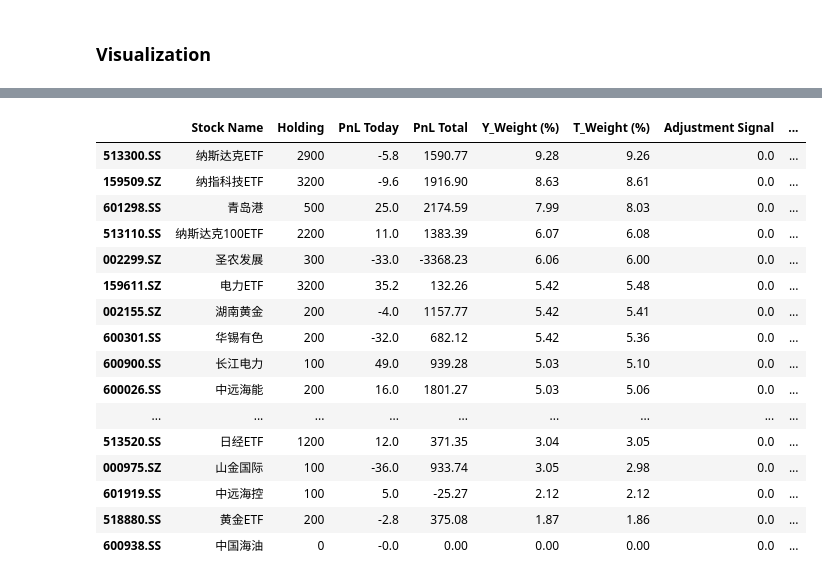
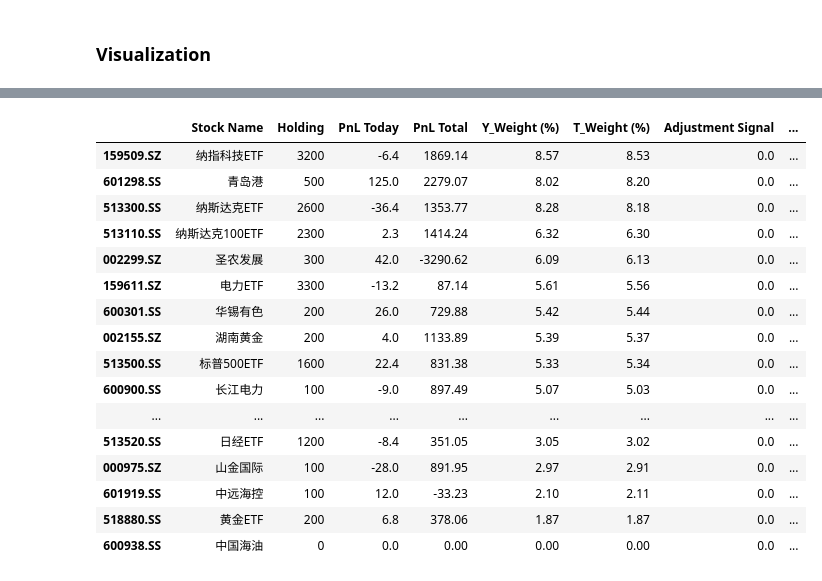
Before and after one commit to Yiyang-Xu/Arbitrage, a Jupyter notebook: Portfolio_Optimization.ipynb, the cells around one changed output, grey strips where cells are left out. Drawn from its saved outputs; the diff is of its cells as text; code cells hidden in the pictures.

```diff
--- a/Portfolio_Optimization.ipynb
+++ b/Portfolio_Optimization.ipynb
@@ -343,7 +205,7 @@ stock_names = df['Stock Name'].tolist()
 # 定义时间范围
 start_date = '2022-01-01'
 # start_date = '2024-06-01'
-end_date = '2024-08-23'
+end_date = '2024-08-27'
 
 # 设置参数
 #initial_capital = 34000
@@ -601,5 +315,5 @@ plot_adjustment_heatmap(dates, adjustments, stock_names)
 # %%
-position_table = display_position_table(stock_names, positions, stock_prices, adjustments)
+position_table = display_position_table(stock_names, positions, stock_prices, adjustments, transaction_cost=transaction_cost)
 print(dates[-1])
 print(f'今日盈亏：{round(portfolio_values[-1] - portfolio_values[-2], 2)}, 盈亏比例：{round((portfolio_values[-1] - portfolio_values[-2])/portfolio_values[-1] * 100, 2)}%')
 position_table
@@ -609,17 +323,17 @@ position_table
 |  | Stock Name | Holding | PnL Today | PnL Total | Y_Weight (%) | T_Weight (%) | Adjustment Signal | ... |
-| 513300.SS | 纳斯达克ETF | 2900 | -5.8 | 1590.77 | 9.28 | 9.26 | 0.0 | ... |
-| 159509.SZ | 纳指科技ETF | 3200 | -9.6 | 1916.90 | 8.63 | 8.61 | 0.0 | ... |
-| 601298.SS | 青岛港 | 500 | 25.0 | 2174.59 | 7.99 | 8.03 | 0.0 | ... |
-| 513110.SS | 纳斯达克100ETF | 2200 | 11.0 | 1383.39 | 6.07 | 6.08 | 0.0 | ... |
-| 002299.SZ | 圣农发展 | 300 | -33.0 | -3368.23 | 6.06 | 6.00 | 0.0 | ... |
-| 159611.SZ | 电力ETF | 3200 | 35.2 | 132.26 | 5.42 | 5.48 | 0.0 | ... |
-| 002155.SZ | 湖南黄金 | 200 | -4.0 | 1157.77 | 5.42 | 5.41 | 0.0 | ... |
-| 600301.SS | 华锡有色 | 200 | -32.0 | 682.12 | 5.42 | 5.36 | 0.0 | ... |
-| 600900.SS | 长江电力 | 100 | 49.0 | 939.28 | 5.03 | 5.10 | 0.0 | ... |
-| 600026.SS | 中远海能 | 200 | 16.0 | 1801.27 | 5.03 | 5.06 | 0.0 | ... |
+| 159509.SZ | 纳指科技ETF | 3200 | -6.4 | 1869.14 | 8.57 | 8.53 | 0.0 | ... |
+| 601298.SS | 青岛港 | 500 | 125.0 | 2279.07 | 8.02 | 8.20 | 0.0 | ... |
+| 513300.SS | 纳斯达克ETF | 2600 | -36.4 | 1353.77 | 8.28 | 8.18 | 0.0 | ... |
+| 513110.SS | 纳斯达克100ETF | 2300 | 2.3 | 1414.24 | 6.32 | 6.30 | 0.0 | ... |
+| 002299.SZ | 圣农发展 | 300 | 42.0 | -3290.62 | 6.09 | 6.13 | 0.0 | ... |
+| 159611.SZ | 电力ETF | 3300 | -13.2 | 87.14 | 5.61 | 5.56 | 0.0 | ... |
+| 600301.SS | 华锡有色 | 200 | 26.0 | 729.88 | 5.42 | 5.44 | 0.0 | ... |
+| 002155.SZ | 湖南黄金 | 200 | 4.0 | 1133.89 | 5.39 | 5.37 | 0.0 | ... |
+| 513500.SS | 标普500ETF | 1600 | 22.4 | 831.38 | 5.33 | 5.34 | 0.0 | ... |
+| 600900.SS | 长江电力 | 100 | -9.0 | 897.49 | 5.07 | 5.03 | 0.0 | ... |
 | ... | ... | ... | ... | ... | ... | ... | ... | ... |
-| 513520.SS | 日经ETF | 1200 | 12.0 | 371.35 | 3.04 | 3.05 | 0.0 | ... |
-| 000975.SZ | 山金国际 | 100 | -36.0 | 933.74 | 3.05 | 2.98 | 0.0 | ... |
-| 601919.SS | 中远海控 | 100 | 5.0 | -25.27 | 2.12 | 2.12 | 0.0 | ... |
-| 518880.SS | 黄金ETF | 200 | -2.8 | 375.08 | 1.87 | 1.86 | 0.0 | ... |
-| 600938.SS | 中国海油 | 0 | -0.0 | 0.00 | 0.00 | 0.00 | 0.0 | ... |
+| 513520.SS | 日经ETF | 1200 | -8.4 | 351.05 | 3.05 | 3.02 | 0.0 | ... |
+| 000975.SZ | 山金国际 | 100 | -28.0 | 891.95 | 2.97 | 2.91 | 0.0 | ... |
+| 601919.SS | 中远海控 | 100 | 12.0 | -33.23 | 2.10 | 2.11 | 0.0 | ... |
+| 518880.SS | 黄金ETF | 200 | 6.8 | 378.06 | 1.87 | 1.87 | 0.0 | ... |
+| 600938.SS | 中国海油 | 0 | 0.0 | 0.00 | 0.00 | 0.00 | 0.0 | ... |
```
Also changed, not shown: parts of 16 cells of this notebook, 5 other files.
